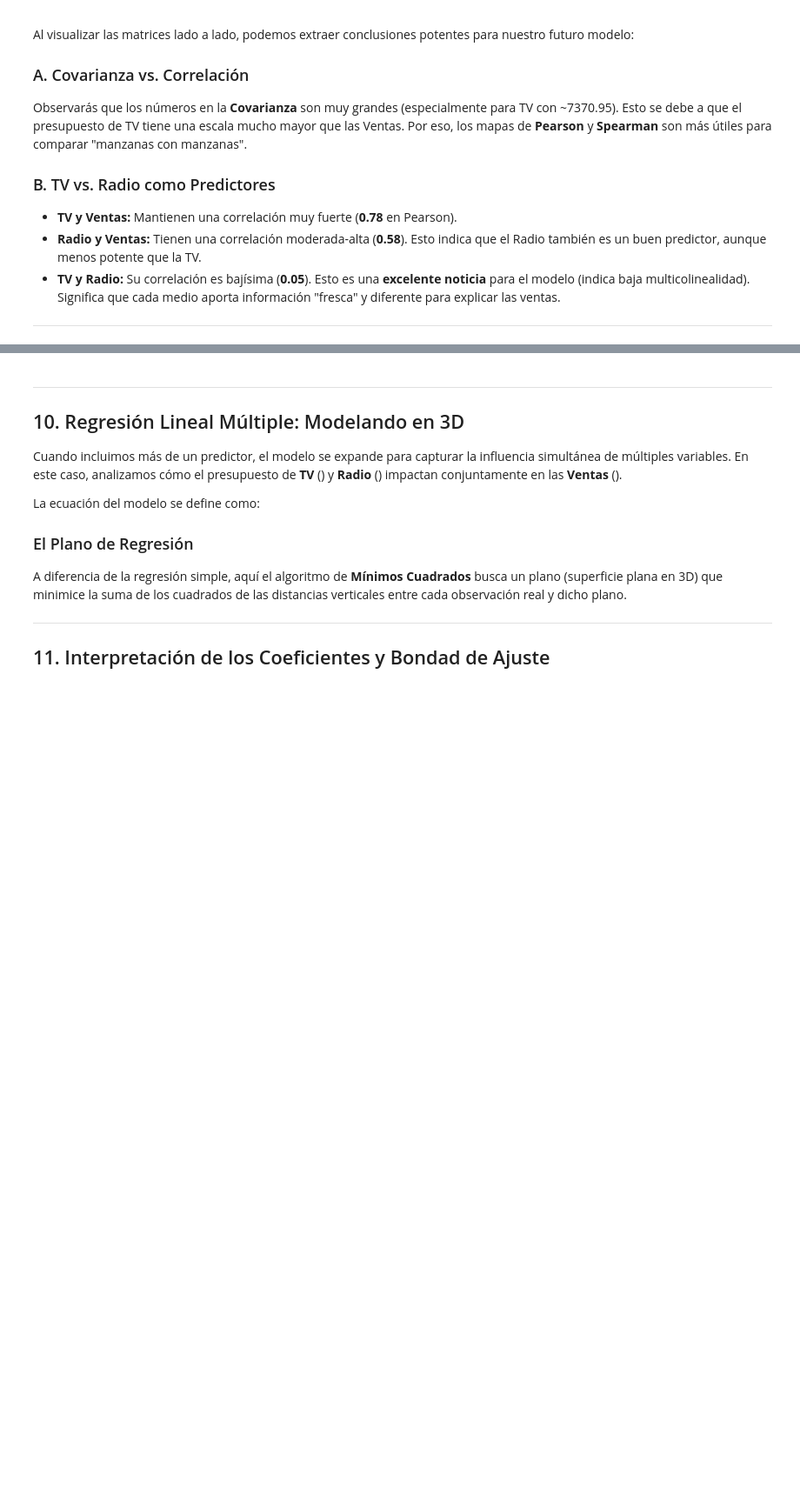
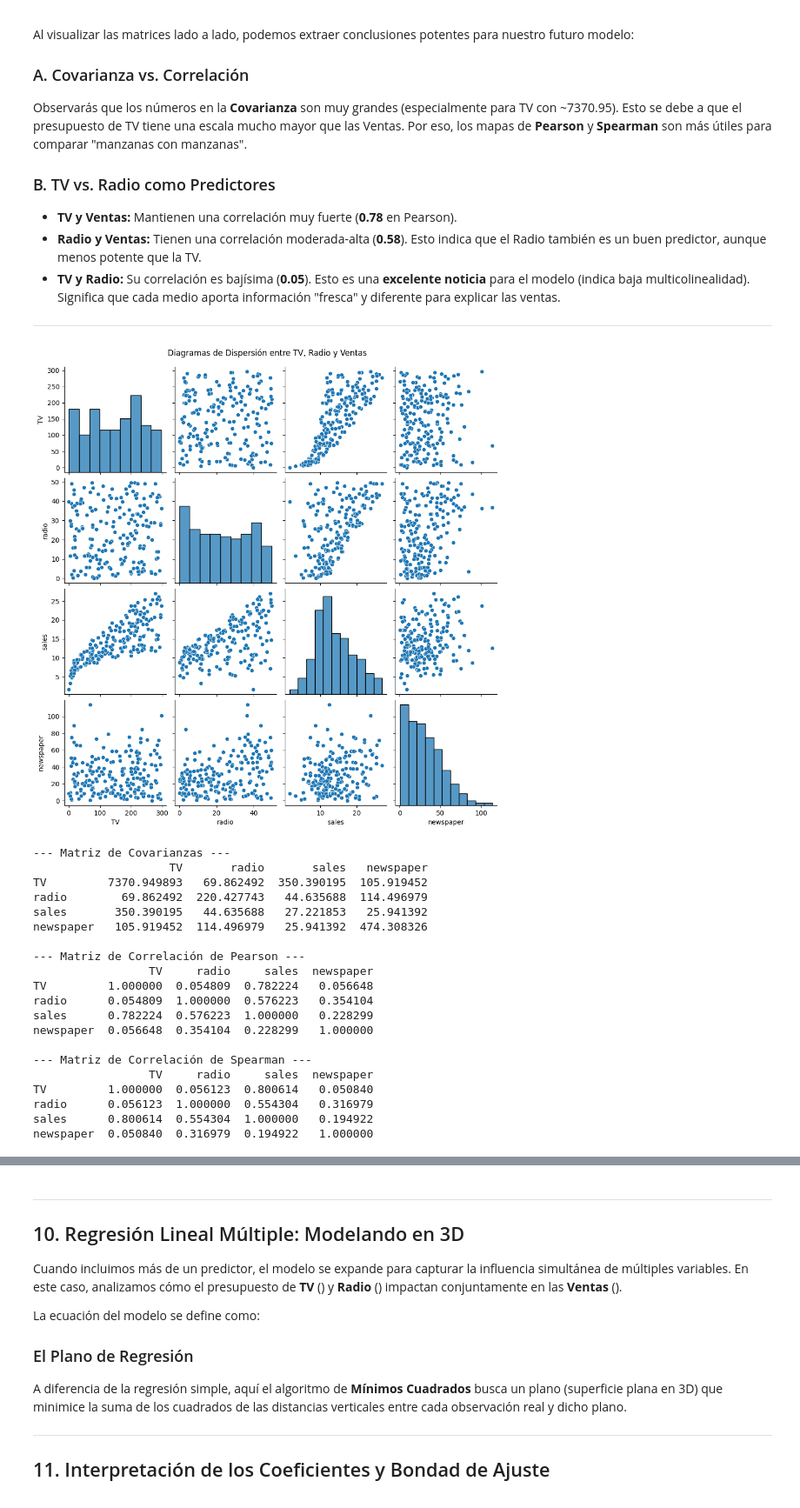
Before and after one commit to gvrb130999-collab/SIST-AVANZADOS-DE-PRODUCCION-, a Jupyter notebook: Notebooks/Semana3.ipynb, the cells around one changed output, grey strips where cells are left out. Shown at 87% size. Saved outputs shown, nothing was run; the diff lists cells and outputs as text; code cells hidden in the pictures; blank space fills up the shorter version.

```diff
--- a/Notebooks/Semana3.ipynb
+++ b/Notebooks/Semana3.ipynb
@@ -363,7 +402,7 @@ Observarás que los números en la **Covarianza** son muy grandes (especialmente
 # 1. Definición de variables
 # X contiene los predictores (TV y Radio), y contiene la respuesta (Sales)
 # Select variables
-variables = ['TV', 'radio', 'sales']
+variables = ['TV', 'radio', 'sales', 'newspaper']
 subset_df = df[variables]
 
 # 1. Scatter Plots (Pairplot)
@@ -375,30 +414,52 @@ plt.show()
 cov_matrix = subset_df.cov()
 print("--- Matriz de Covarianzas ---")
 print(cov_matrix)
 
 # 3. Pearson Correlation Matrix
 pearson_matrix = subset_df.corr(method='pearson')
 print("\n--- Matriz de Correlación de Pearson ---")
 print(pearson_matrix)
 
 # 4. Spearman Correlation Matrix
 spearman_matrix = subset_df.corr(method='spearman')
 print("\n--- Matriz de Correlación de Spearman ---")
 print(spearman_matrix)
 
 # 5. Visualizing Matrices with Heatmaps
 plt.figure(figsize=(15, 5))
 
 plt.subplot(1, 3, 1)
 sns.heatmap(cov_matrix, annot=True, cmap='Blues', fmt=".2f")
 plt.title('Covarianza')
 
 plt.subplot(1, 3, 2)
 sns.heatmap(pearson_matrix, annot=True, cmap='RdYlGn', vmin=-1, vmax=1)
 plt.title('Pearson')
 
 plt.subplot(1, 3, 3)
 sns.heatmap(spearman_matrix, annot=True, cmap='RdYlGn', vmin=-1, vmax=1)
 plt.title('Spearman')
 
 plt.show()
+# %% [output]
+[figure, added]
+--- Matriz de Covarianzas ---
+                    TV       radio       sales   newspaper
+TV         7370.949893   69.862492  350.390195  105.919452
+radio        69.862492  220.427743   44.635688  114.496979
+sales       350.390195   44.635688   27.221853   25.941392
+newspaper   105.919452  114.496979   25.941392  474.308326
+
+--- Matriz de Correlación de Pearson ---
+                 TV     radio     sales  newspaper
+TV         1.000000  0.054809  0.782224   0.056648
+radio      0.054809  1.000000  0.576223   0.354104
+sales      0.782224  0.576223  1.000000   0.228299
+newspaper  0.056648  0.354104  0.228299   1.000000
+
+--- Matriz de Correlación de Spearman ---
+                 TV     radio     sales  newspaper
+TV         1.000000  0.056123  0.800614   0.050840
+radio      0.056123  1.000000  0.554304   0.316979
+sales      0.800614  0.554304  1.000000   0.194922
+newspaper  0.050840  0.316979  0.194922   1.000000
```
Also changed, not shown: parts of 9 cells of this notebook.
